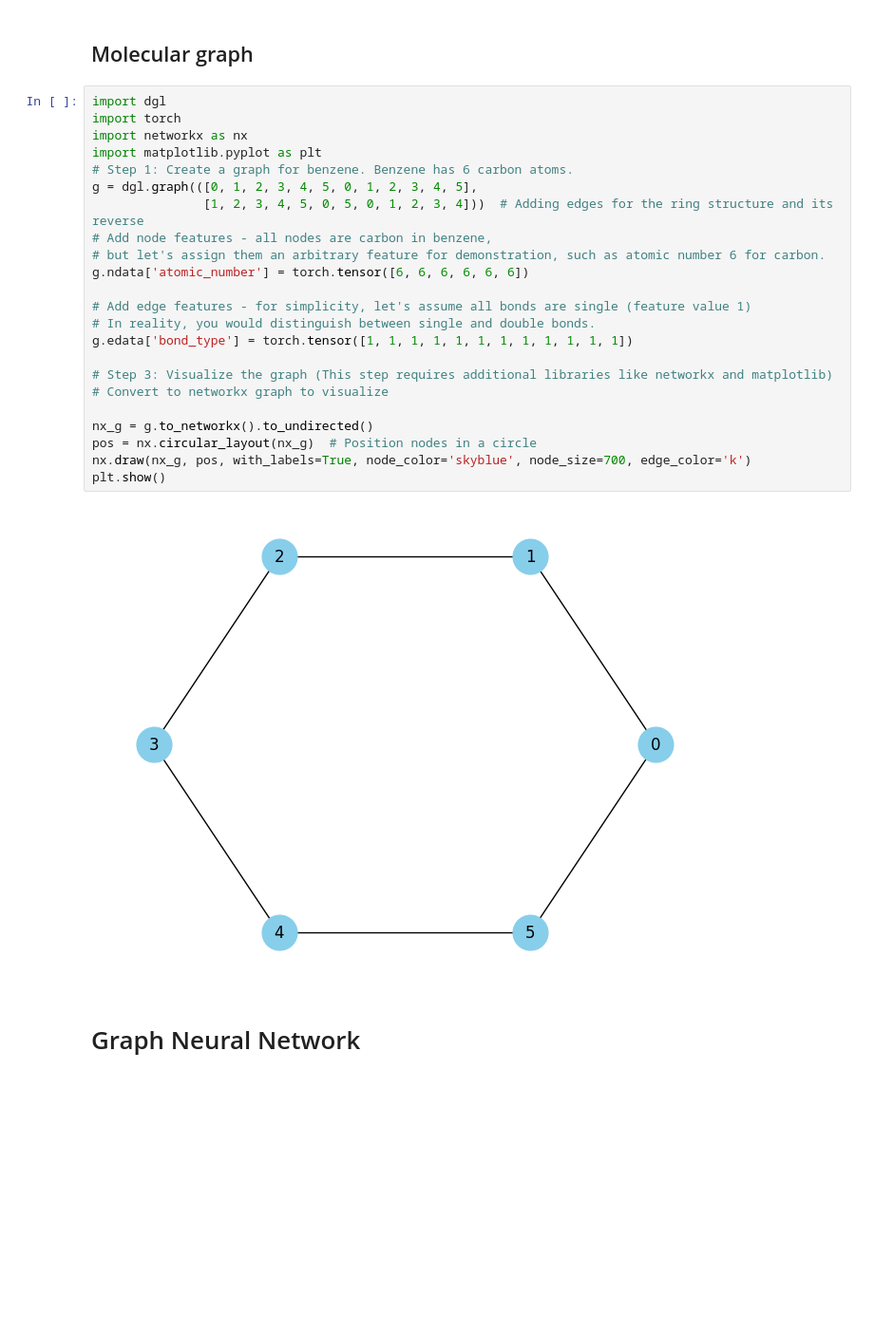
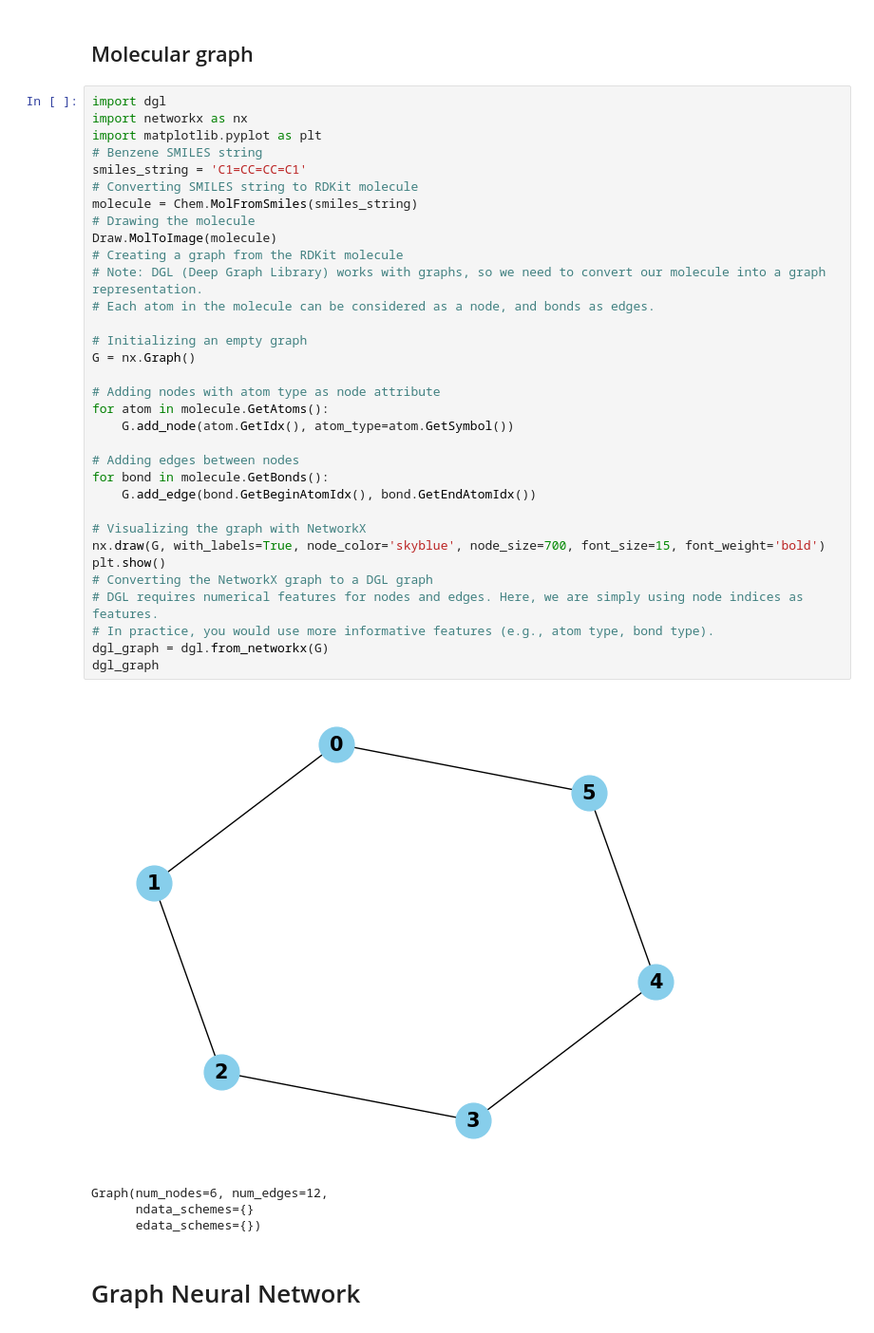
Before and after one commit to process-intelligence-research/AI-in-Bio-Chemical-Engineering-Lecture-Coding, a Jupyter notebook: Lecture 6/Lecture6_example.ipynb, the cells around one changed output. Shown: that part at 95% size. Cells and saved outputs as stored; diff of their text form; blank space fills up the shorter version.

```diff
--- a/Lecture 6/Lecture6_example.ipynb
+++ b/Lecture 6/Lecture6_example.ipynb
@@ -59,30 +56,43 @@ Benzene has the number of right count:  1
 # %% [markdown]
 ## Molecular graph
-# %%
-import dgl
-import torch
-import networkx as nx
-import matplotlib.pyplot as plt
-# Step 1: Create a graph for benzene. Benzene has 6 carbon atoms.
-g = dgl.graph(([0, 1, 2, 3, 4, 5, 0, 1, 2, 3, 4, 5],
-               [1, 2, 3, 4, 5, 0, 5, 0, 1, 2, 3, 4]))  # Adding edges for the ring structure and its reverse
-# Add node features - all nodes are carbon in benzene,
-# but let's assign them an arbitrary feature for demonstration, such as atomic number 6 for carbon.
-g.ndata['atomic_number'] = torch.tensor([6, 6, 6, 6, 6, 6])
-
-# Add edge features - for simplicity, let's assume all bonds are single (feature value 1)
-# In reality, you would distinguish between single and double bonds.
-g.edata['bond_type'] = torch.tensor([1, 1, 1, 1, 1, 1, 1, 1, 1, 1, 1, 1])
-
-# Step 3: Visualize the graph (This step requires additional libraries like networkx and matplotlib)
-# Convert to networkx graph to visualize
-
-nx_g = g.to_networkx().to_undirected()
-pos = nx.circular_layout(nx_g)  # Position nodes in a circle
-nx.draw(nx_g, pos, with_labels=True, node_color='skyblue', node_size=700, edge_color='k')
-plt.show()
-# %% [output]
-[figure, removed]
+# %%
+import dgl
+import networkx as nx
+import matplotlib.pyplot as plt
+# Benzene SMILES string
+smiles_string = 'C1=CC=CC=C1'
+# Converting SMILES string to RDKit molecule
+molecule = Chem.MolFromSmiles(smiles_string)
+# Drawing the molecule
+Draw.MolToImage(molecule)
+# Creating a graph from the RDKit molecule
+# Note: DGL (Deep Graph Library) works with graphs, so we need to convert our molecule into a graph representation.
+# Each atom in the molecule can be considered as a node, and bonds as edges.
+
+# Initializing an empty graph
+G = nx.Graph()
+
+# Adding nodes with atom type as node attribute
+for atom in molecule.GetAtoms():
+    G.add_node(atom.GetIdx(), atom_type=atom.GetSymbol())
+
+# Adding edges between nodes
+for bond in molecule.GetBonds():
+    G.add_edge(bond.GetBeginAtomIdx(), bond.GetEndAtomIdx())
+
+# Visualizing the graph with NetworkX
+nx.draw(G, with_labels=True, node_color='skyblue', node_size=700, font_size=15, font_weight='bold')
+plt.show()
+# Converting the NetworkX graph to a DGL graph
+# DGL requires numerical features for nodes and edges. Here, we are simply using node indices as features.
+# In practice, you would use more informative features (e.g., atom type, bond type).
+dgl_graph = dgl.from_networkx(G)
+dgl_graph
+# %% [output]
+[figure, added]
+Graph(num_nodes=6, num_edges=12,
+      ndata_schemes={}
+      edata_schemes={})
 # %% [markdown]
 # Graph Neural Network
 # %%
```
Also changed, not shown: parts of 1 cell of this notebook.
